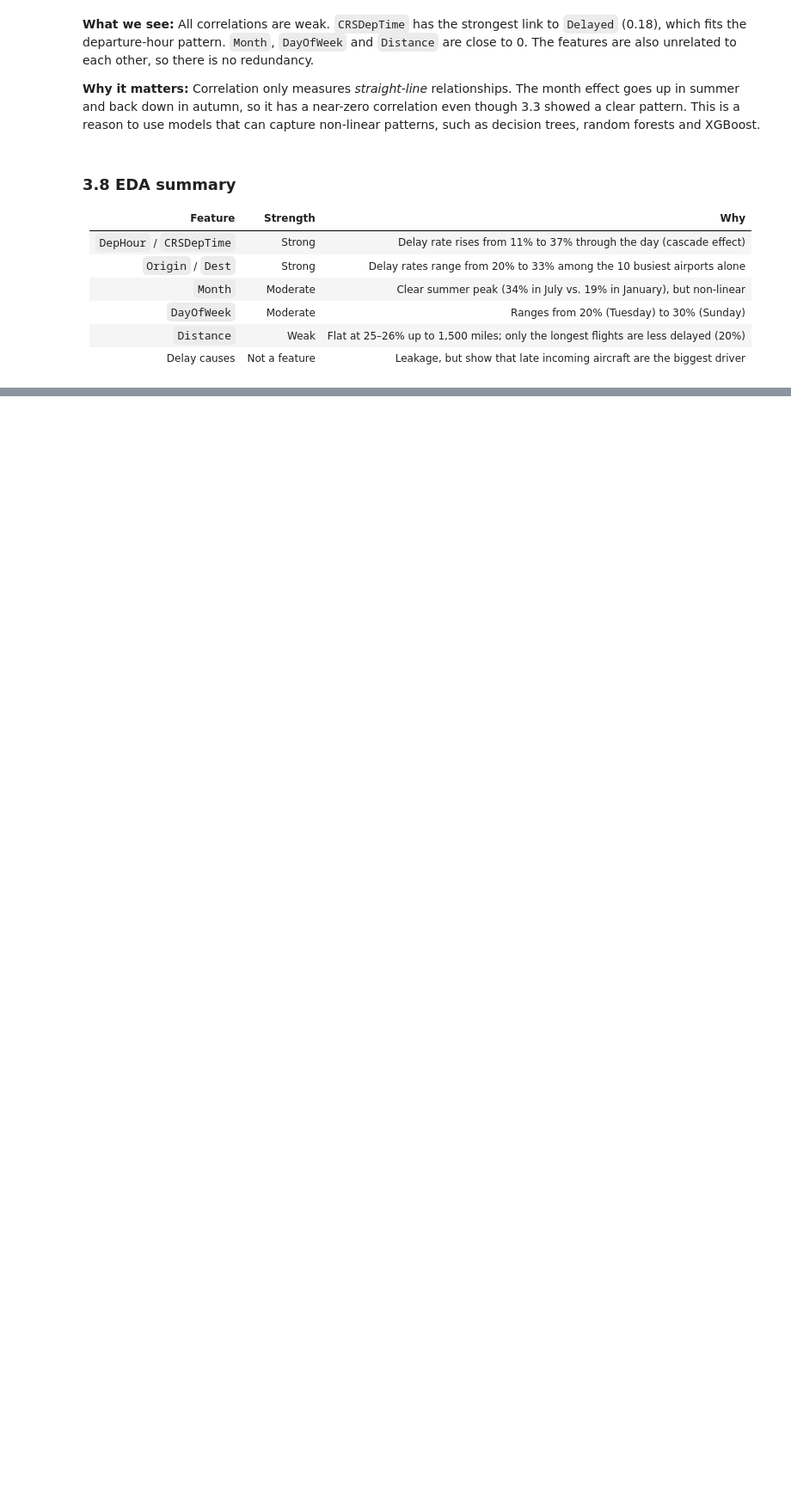
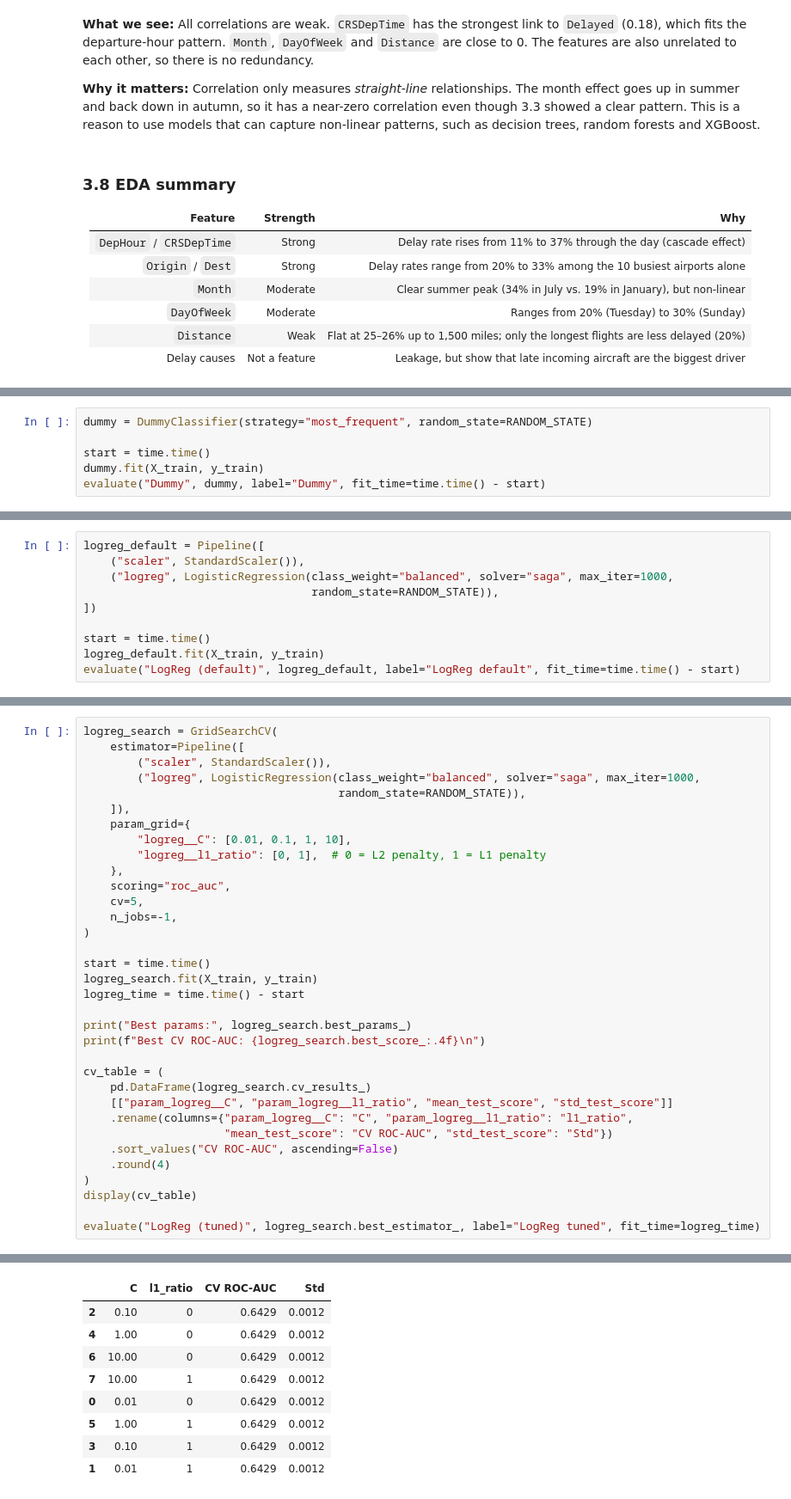
Before and after one commit to GustavDegn123/Airlines-Delay, a Jupyter notebook: flight_delay_prediction_aa.ipynb, the cells around one changed output, grey strips where cells are left out. Shown at 86% size. Saved outputs shown, nothing was run; the diff lists cells and outputs as text; blank space fills up the shorter version.

```diff
--- a/flight_delay_prediction_aa.ipynb
+++ b/flight_delay_prediction_aa.ipynb
@@ -577,0 +779,6 @@ plt.show()
+# %%
+dummy = DummyClassifier(strategy="most_frequent", random_state=RANDOM_STATE)
+
+start = time.time()
+dummy.fit(X_train, y_train)
+evaluate("Dummy", dummy, label="Dummy", fit_time=time.time() - start)
@@ -577,0 +810,10 @@ plt.show()
+# %%
+logreg_default = Pipeline([
+    ("scaler", StandardScaler()),
+    ("logreg", LogisticRegression(class_weight="balanced", solver="saga", max_iter=1000,
+                                  random_state=RANDOM_STATE)),
+])
+
+start = time.time()
+logreg_default.fit(X_train, y_train)
+evaluate("LogReg (default)", logreg_default, label="LogReg default", fit_time=time.time() - start)
@@ -577,0 +842,35 @@ plt.show()
+# %%
+logreg_search = GridSearchCV(
+    estimator=Pipeline([
+        ("scaler", StandardScaler()),
+        ("logreg", LogisticRegression(class_weight="balanced", solver="saga", max_iter=1000,
+                                      random_state=RANDOM_STATE)),
+    ]),
+    param_grid={
+        "logreg__C": [0.01, 0.1, 1, 10],
+        "logreg__l1_ratio": [0, 1],  # 0 = L2 penalty, 1 = L1 penalty
+    },
+    scoring="roc_auc",
+    cv=5,
+    n_jobs=-1,
+)
+
+start = time.time()
+logreg_search.fit(X_train, y_train)
+logreg_time = time.time() - start
+
+print("Best params:", logreg_search.best_params_)
+print(f"Best CV ROC-AUC: {logreg_search.best_score_:.4f}\n")
+
+cv_table = (
+    pd.DataFrame(logreg_search.cv_results_)
+    [["param_logreg__C", "param_logreg__l1_ratio", "mean_test_score", "std_test_score"]]
+    .rename(columns={"param_logreg__C": "C", "param_logreg__l1_ratio": "l1_ratio",
+                     "mean_test_score": "CV ROC-AUC", "std_test_score": "Std"})
+    .sort_values("CV ROC-AUC", ascending=False)
+    .round(4)
+)
+display(cv_table)
+
+evaluate("LogReg (tuned)", logreg_search.best_estimator_, label="LogReg tuned", fit_time=logreg_time)
+# %% [output]
@@ -577,0 +879,9 @@ plt.show()
+|  | C | l1_ratio | CV ROC-AUC | Std |
+| 2 | 0.10 | 0 | 0.6429 | 0.0012 |
+| 4 | 1.00 | 0 | 0.6429 | 0.0012 |
+| 6 | 10.00 | 0 | 0.6429 | 0.0012 |
+| 7 | 10.00 | 1 | 0.6429 | 0.0012 |
+| 0 | 0.01 | 0 | 0.6429 | 0.0012 |
+| 5 | 1.00 | 1 | 0.6429 | 0.0012 |
+| 3 | 0.10 | 1 | 0.6429 | 0.0012 |
+| 1 | 0.01 | 1 | 0.6429 | 0.0012 |
```
Also changed, not shown: parts of 53 cells of this notebook, 1 other file.
